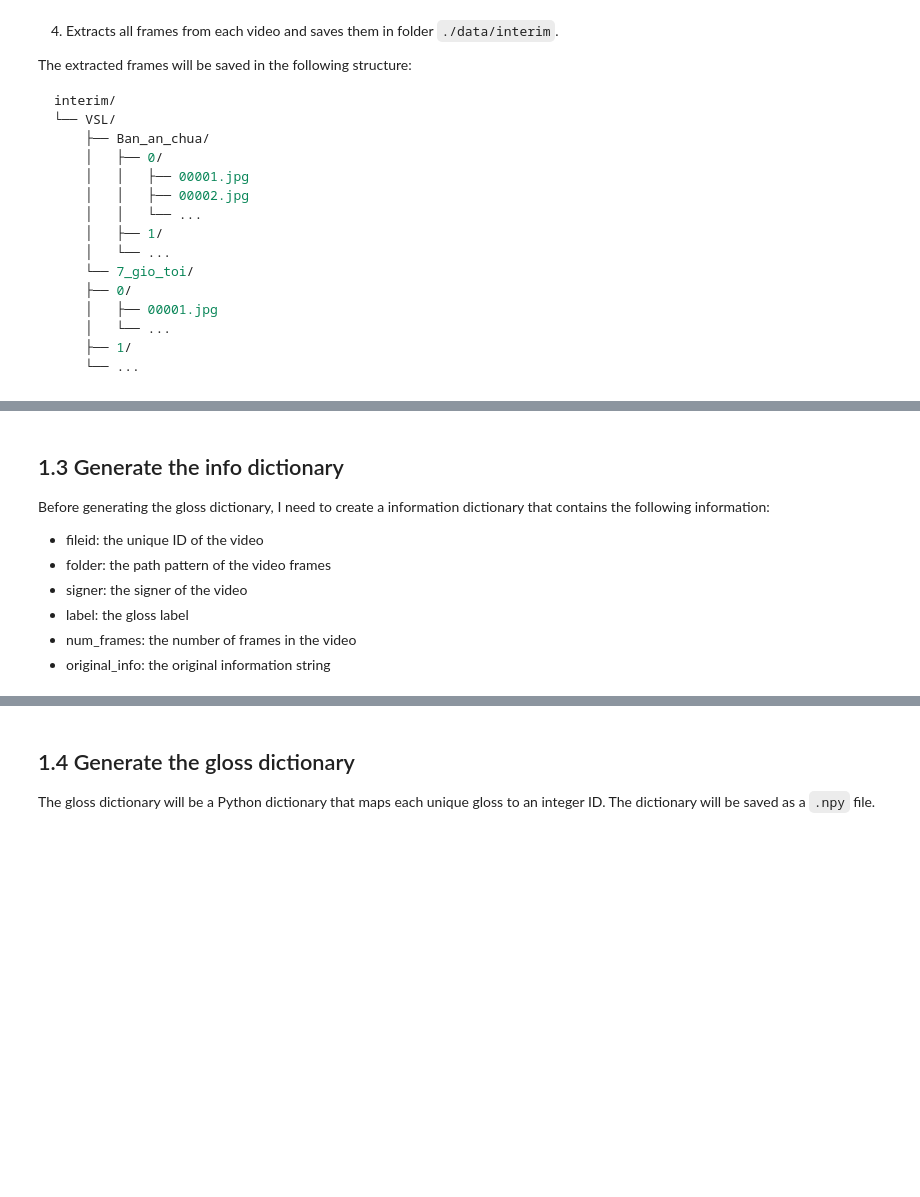
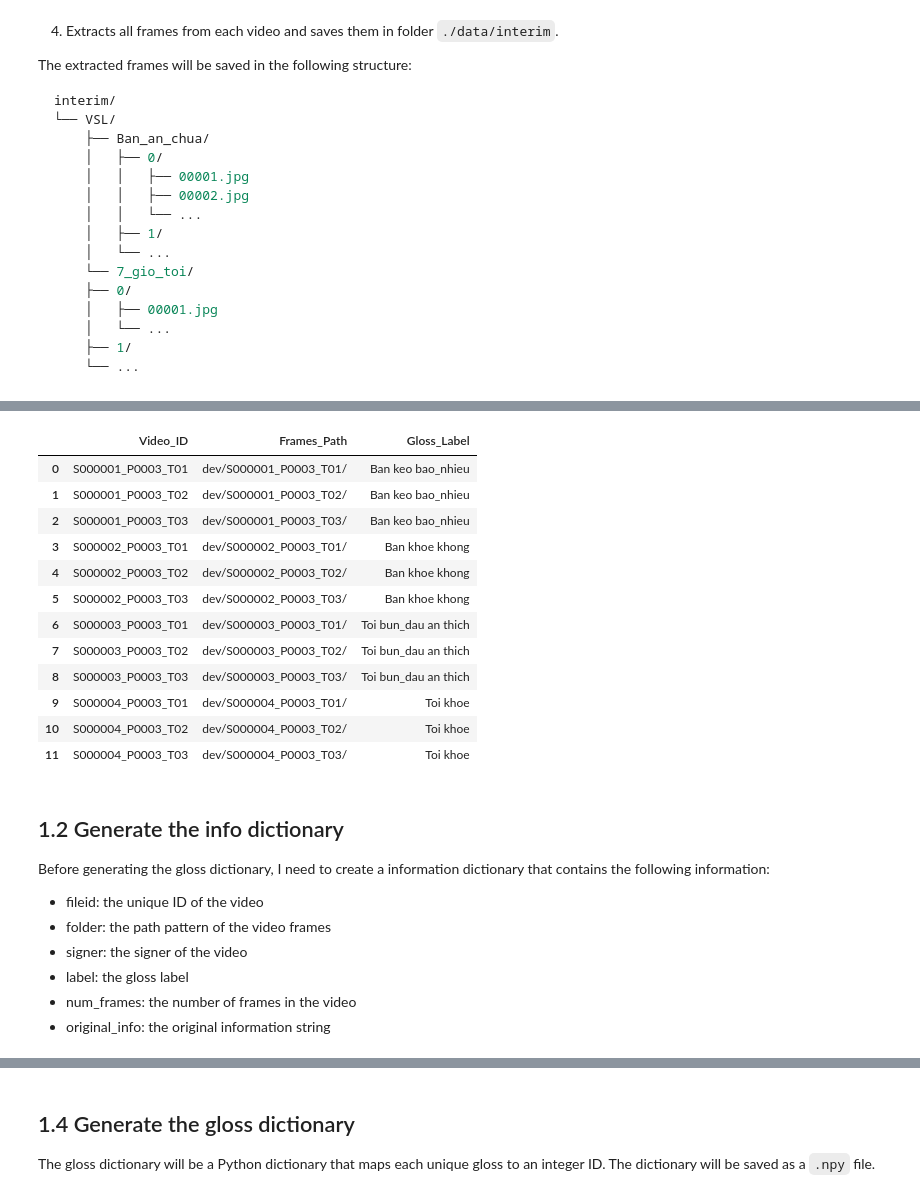
Before and after one commit to martinvalentine/CSLR-VSL, a Jupyter notebook: notebooks/pipeline_corrnet.ipynb, the cells around one changed output, grey strips where cells are left out. Cells and saved outputs as stored; diff of their text form; code cells hidden in the pictures; blank space fills up the shorter version.

```diff
--- a/notebooks/pipeline_corrnet.ipynb
+++ b/notebooks/pipeline_corrnet.ipynb
@@ -197,5 +197,22 @@ df.head(20)
+# %%
+# Dev annotation
+dev_annotations
+# %% [output]
+|  | Video_ID | Frames_Path | Gloss_Label |
+| 0 | S000001_P0003_T01 | dev/S000001_P0003_T01/ | Ban keo bao_nhieu |
+| 1 | S000001_P0003_T02 | dev/S000001_P0003_T02/ | Ban keo bao_nhieu |
+| 2 | S000001_P0003_T03 | dev/S000001_P0003_T03/ | Ban keo bao_nhieu |
+| 3 | S000002_P0003_T01 | dev/S000002_P0003_T01/ | Ban khoe khong |
+| 4 | S000002_P0003_T02 | dev/S000002_P0003_T02/ | Ban khoe khong |
+| 5 | S000002_P0003_T03 | dev/S000002_P0003_T03/ | Ban khoe khong |
+| 6 | S000003_P0003_T01 | dev/S000003_P0003_T01/ | Toi bun_dau an thich |
+| 7 | S000003_P0003_T02 | dev/S000003_P0003_T02/ | Toi bun_dau an thich |
+| 8 | S000003_P0003_T03 | dev/S000003_P0003_T03/ | Toi bun_dau an thich |
+| 9 | S000004_P0003_T01 | dev/S000004_P0003_T01/ | Toi khoe |
+| 10 | S000004_P0003_T02 | dev/S000004_P0003_T02/ | Toi khoe |
+| 11 | S000004_P0003_T03 | dev/S000004_P0003_T03/ | Toi khoe |
 # %% [markdown]
-## 1.3 Generate the info dictionary
+## 1.2 Generate the info dictionary
 Before generating the gloss dictionary, I need to create a information dictionary that contains the following information:
 - fileid: the unique ID of the video
 - folder: the path pattern of the video frames
```
Also changed, not shown: parts of 54 cells of this notebook.
